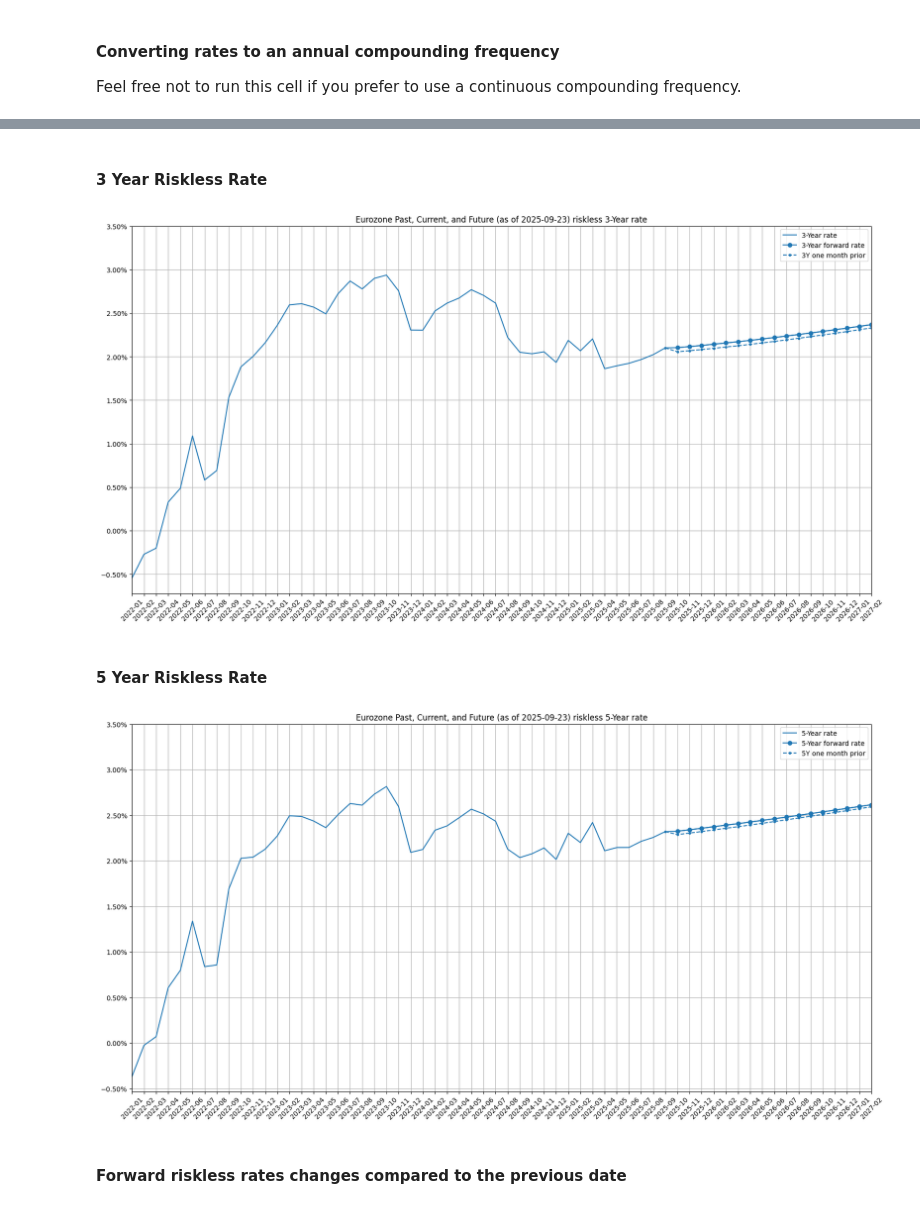
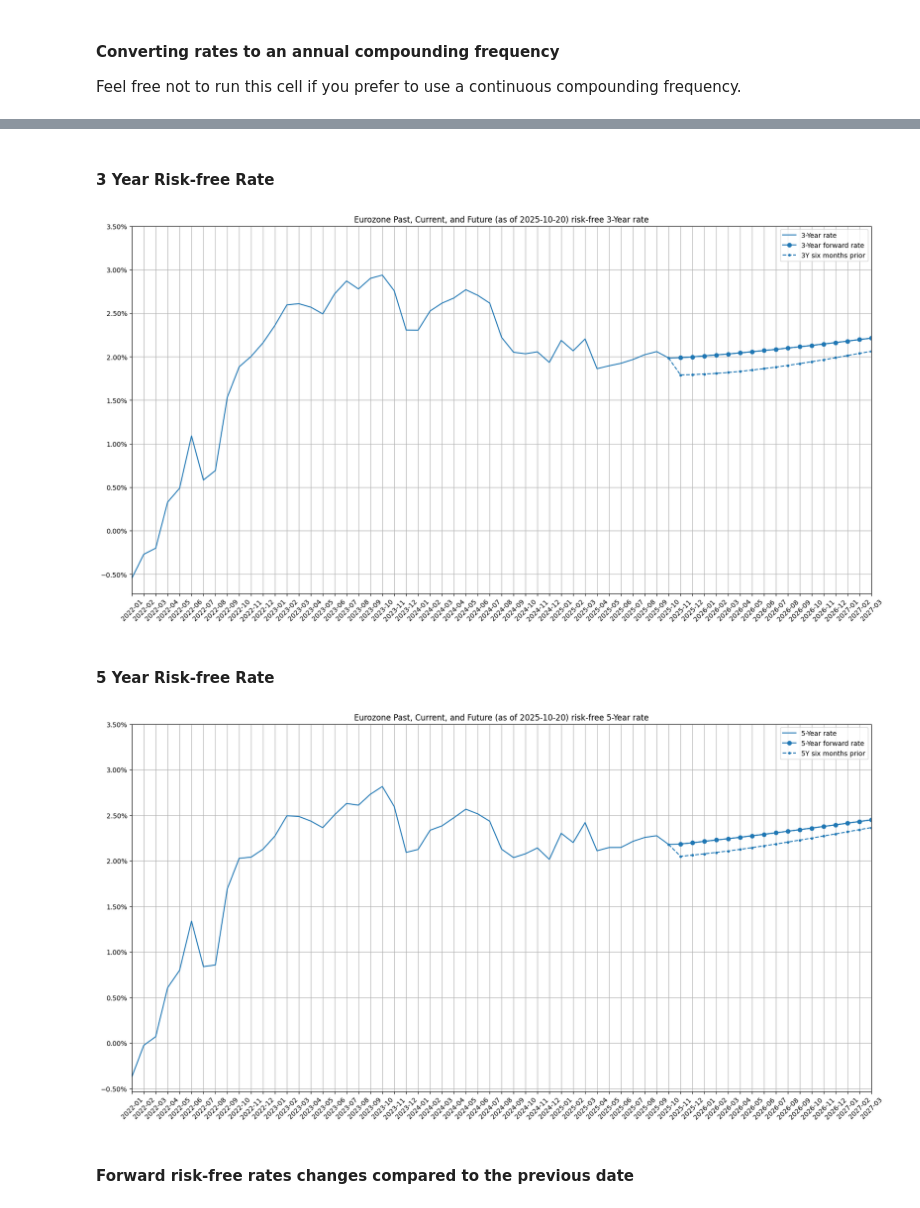
Before and after one commit to ilchen/EU_Economic_Data_Analysis, a Jupyter notebook: Current_Riskfree_Rates_Eurozone.ipynb, the cells around one changed output, grey strips where cells are left out. Saved outputs shown, nothing was run; the diff lists cells and outputs as text; code cells hidden in the pictures.

```diff
--- a/Current_Riskfree_Rates_Eurozone.ipynb
+++ b/Current_Riskfree_Rates_Eurozone.ipynb
@@ -46,7 +46,7 @@ maturities1, maturities2 = zip(*maturities)
 
 ecb = sdmx.Client('ECB')
 # Taking the last 100 business days, and converting to decimal fractions
-data_msg = ecb.data('YC', key='B.U2.EUR.4F.G_N_A.SV_C_YM.' + '+'.join(maturities1), params={'startPeriod': (today-BDay(100)).date()})
+data_msg = ecb.data('YC', key='B.U2.EUR.4F.G_N_A.SV_C_YM.' + '+'.join(maturities1), params={'startPeriod': (today-BDay(150)).date()})
 euro_curves = sdmx.to_pandas(data_msg.data[0]).loc['B', 'U2', 'EUR', '4F', 'G_N_A', 'SV_C_YM'] / 100.
 euro_curves = euro_curves.unstack(level=-2)
 euro_spot_rates = euro_curves.set_axis(pd.DatetimeIndex(euro_curves.index))  #, 'B'))
@@ -87,11 +87,13 @@ delta = relativedelta(weeks=+1)
 delta = relativedelta(months=+1)
 # delta = relativedelta(months=+2)
 # delta = relativedelta(months=+3)
+delta = relativedelta(months=+6)
 
 past_label = 'one week prior'
 past_label = 'one month prior'
 # past_label = 'two months prior'
 # past_label = 'three months prior'
+past_label = 'six months prior'
 
 # Ensuring we go back to the last business of the chosen time interval
 past_date = BDay(0).rollback(date_now - delta)
@@ -305,8 +307,8 @@ _ = ax.set_xticklabels(list(map('{:%Y-%m}'.format, euro_riskless_rates.index)))
 # %% [markdown]
-#### 3 Year Riskless Rate
+#### 3 Year Risk-free Rate
 # %%
 ax = euro_riskless_rates.loc[:,'3Y'].rename('3-Year rate').plot(figsize=(20,10), grid=True,
-                 title='Eurozone Past, Current, and Future (as of {:%Y-%m-%d}) riskless 3-Year rate'
+                 title='Eurozone Past, Current, and Future (as of {:%Y-%m-%d}) risk-free 3-Year rate'
                                           .format(euro_spot_rates.index[-1].date()),
                  xticks=euro_riskless_rates.index, xlabel='', rot=45)
 fwd_riskless_rates.loc[:,'3Y'].rename('3-Year forward rate').plot(ax=ax, grid=True, marker='o',
@@ -319,27 +321,27 @@ ax.legend()
 ax.yaxis.set_major_formatter(mtick.PercentFormatter(1))
 _ = ax.set_xticklabels(list(map('{:%Y-%m}'.format, euro_riskless_rates.index)))
 # %% [output]
-[figure, old version]
+[figure, new version]
 # %% [markdown]
-#### 5 Year Riskless Rate
+#### 5 Year Risk-free Rate
 # %%
 ax = euro_riskless_rates.loc[:,'5Y'].rename('5-Year rate').plot(figsize=(20,10), grid=True,
-                 title='Eurozone Past, Current, and Future (as of {:%Y-%m-%d}) riskless 5-Year rate'
+                 title='Eurozone Past, Current, and Future (as of {:%Y-%m-%d}) risk-free 5-Year rate'
                                           .format(euro_spot_rates.index[-1].date()),
                  xticks=euro_riskless_rates.index, xlabel='', rot=45)
 fwd_riskless_rates.loc[:,'5Y'].rename('5-Year forward rate').plot(ax=ax, grid=True, marker='o',
                                                                   xticks=euro_riskless_rates.index, xlabel='',
                                                                   rot=45, color='#1f77b4')
 fwd_riskless_rates_past.iloc[:,4].plot(ax=ax, grid=True, marker='.', linestyle='--',
                                        xticks=euro_riskless_rates.index, xlabel='',
                                        yticks=np.arange(-.005, .04, 0.005), rot=45, color='#1f77b4')
 ax.legend()
 ax.yaxis.set_major_formatter(mtick.PercentFormatter(1))
 _ = ax.set_xticklabels(list(map('{:%Y-%m}'.format, euro_riskless_rates.index)))
 # %% [output]
-[figure, old version]
+[figure, new version]
 # %% [markdown]
-#### Forward riskless rates changes compared to the previous date
+#### Forward risk-free rates changes compared to the previous date
 # %%
 print(f'Absolute changes in forward riskless rates compared to {past_label}:')
 fwd_riskless_rates_past.columns=fwd_riskless_rates.columns
```
Also changed, not shown: parts of 22 cells of this notebook.
